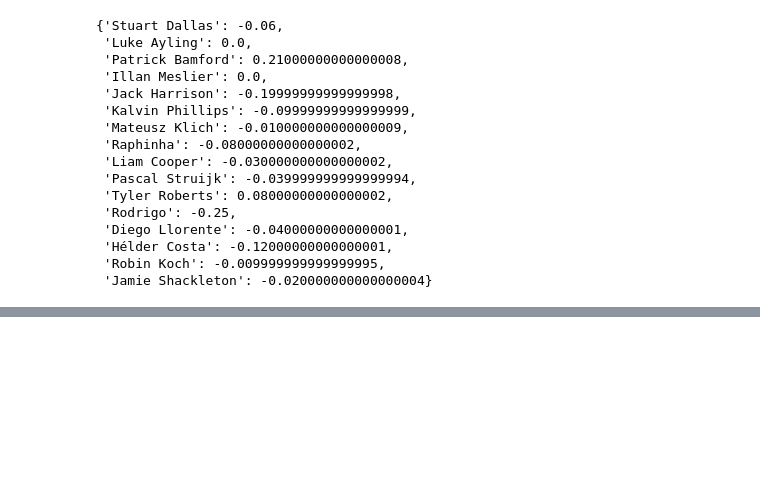
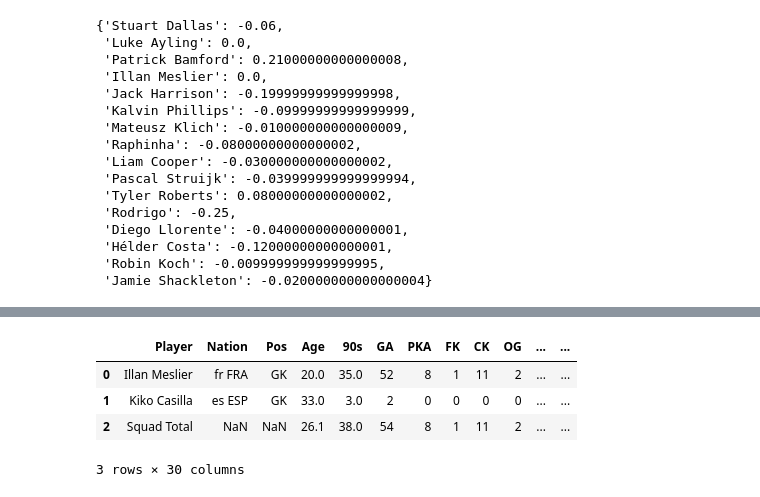
Before and after one commit to kiansweeney11/xg-data-analysis, a Jupyter notebook: leeds-comparison.ipynb, the cells around one changed output, grey strips where cells are left out. Saved outputs shown, nothing was run; the diff lists cells and outputs as text; code cells hidden in the pictures; blank space fills up the shorter version.

```diff
--- a/leeds-comparison.ipynb
+++ b/leeds-comparison.ipynb
@@ -285,0 +286,11 @@ While an unglamorous position, having a good goalkeeper, particularly if a team
+# %%
+gkseason1 = pd.read_csv("datasets/cleanedAdvanced/leeds-adkeeper2021-cleaned.csv")
+gkseason2 = pd.read_csv("datasets/cleanedAdvanced/leeds-adkeeper2122-cleaned.csv")
+# %%
+gkseason1.head()
+# %% [output]
+|  | Player | Nation | Pos | Age | 90s | GA | PKA | FK | CK | OG | ... | ... |
+| 0 | Illan Meslier | fr FRA | GK | 20.0 | 35.0 | 52 | 8 | 1 | 11 | 2 | ... | ... |
+| 1 | Kiko Casilla | es ESP | GK | 33.0 | 3.0 | 2 | 0 | 0 | 0 | 0 | ... | ... |
+| 2 | Squad Total | NaN | NaN | 26.1 | 38.0 | 54 | 8 | 1 | 11 | 2 | ... | ... |
+3 rows × 30 columns
```
Also changed, not shown: parts of 25 cells of this notebook.
